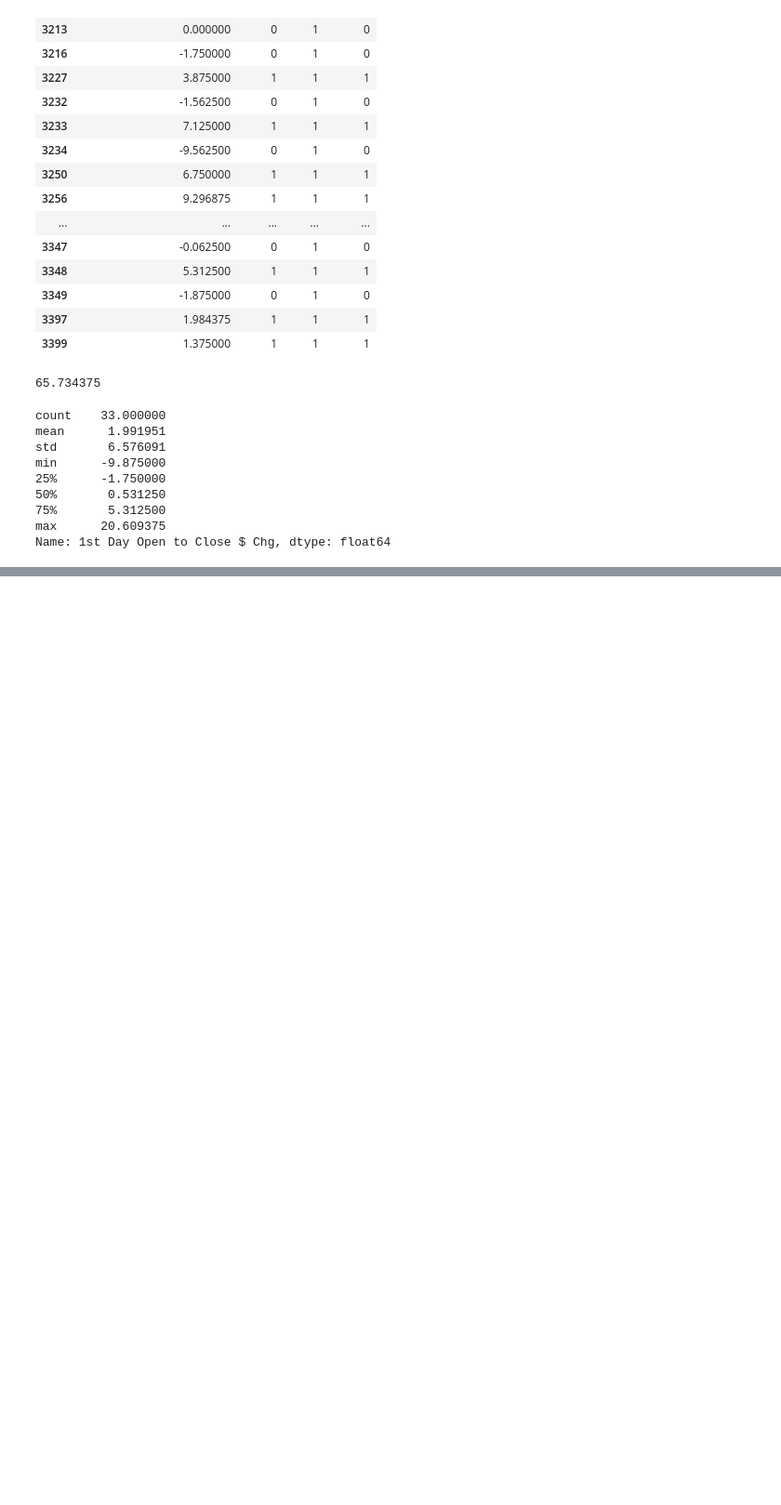
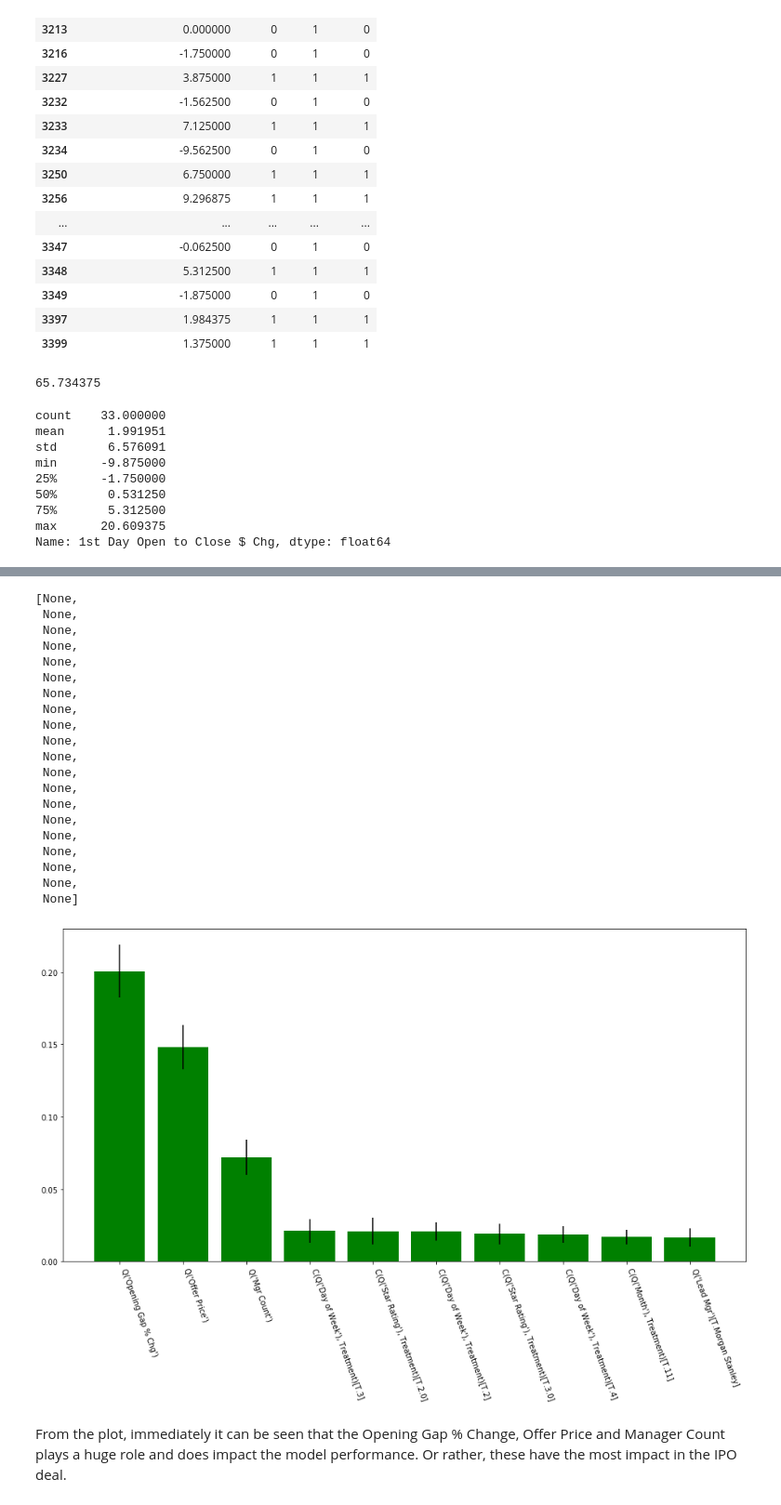
Before and after one commit to ylee9107/ML_app_Forecast_IPOmarket, a Jupyter notebook: ML_app_Forecast_IPOmarket.ipynb, the cells around one changed output, grey strips where cells are left out. Shown at 93% size. Saved outputs shown, nothing was run; the diff lists cells and outputs as text; code cells hidden in the pictures; blank space fills up the shorter version.

```diff
--- a/ML_app_Forecast_IPOmarket.ipynb
+++ b/ML_app_Forecast_IPOmarket.ipynb
@@ -733,0 +822,5 @@ From the count above, the model have suggest to trade in 33 IPOs, which have an
+# %%
+feature_importance = model_RF.feature_importances_
+# %%
+feature_names = X_train.columns
+feature_std = np.std([tree.feature_importances_ for tree in model_RF.estimators_], axis = 0)
@@ -733,0 +848,6 @@ From the count above, the model have suggest to trade in 33 IPOs, which have an
+# %%
+# Ref: https://realpython.com/python-zip-function/
+
+# Zip() the iterables:
+zz = zip(feature_importance, feature_names, feature_std)
+zz_sorted = sorted(zz, key= lambda x: x[0], reverse= True)
@@ -733,0 +878,7 @@ From the count above, the model have suggest to trade in 33 IPOs, which have an
+# %%
+# Get the top 10 Features:
+nb_features = 10
+
+feature_dat_coef = [x[0] for x in zz_sorted[:nb_features]]
+feature_dat_labels = [x[1] for x in zz_sorted[:nb_features]]
+feature_dat_errors = [x[2] for x in zz_sorted[:nb_features]]
@@ -733,0 +907,30 @@ From the count above, the model have suggest to trade in 33 IPOs, which have an
+# %%
+# Plot the important features:
+fig, ax = plt.subplots(figsize=(16, 8))
+ax.bar(range(nb_features), feature_dat_coef, color="g", yerr=feature_dat_errors)
+plt.xticks(range(nb_features), feature_dat_labels)
+plt.setp(ax.xaxis.get_majorticklabels(), rotation=-70, ha="left")
+# %% [output]
+[None,
+ None,
+ None,
+ None,
+ None,
+ None,
+ None,
+ None,
+ None,
+ None,
+ None,
+ None,
+ None,
+ None,
+ None,
+ None,
+ None,
+ None,
+ None,
+ None]
+[figure, added]
+# %% [markdown]
+From the plot, immediately it can be seen that the Opening Gap % Change, Offer Price and Manager Count plays a huge role and does impact the model performance. Or rather, these have the most impact in the IPO deal.
```
Also changed, not shown: parts of 16 cells of this notebook.
